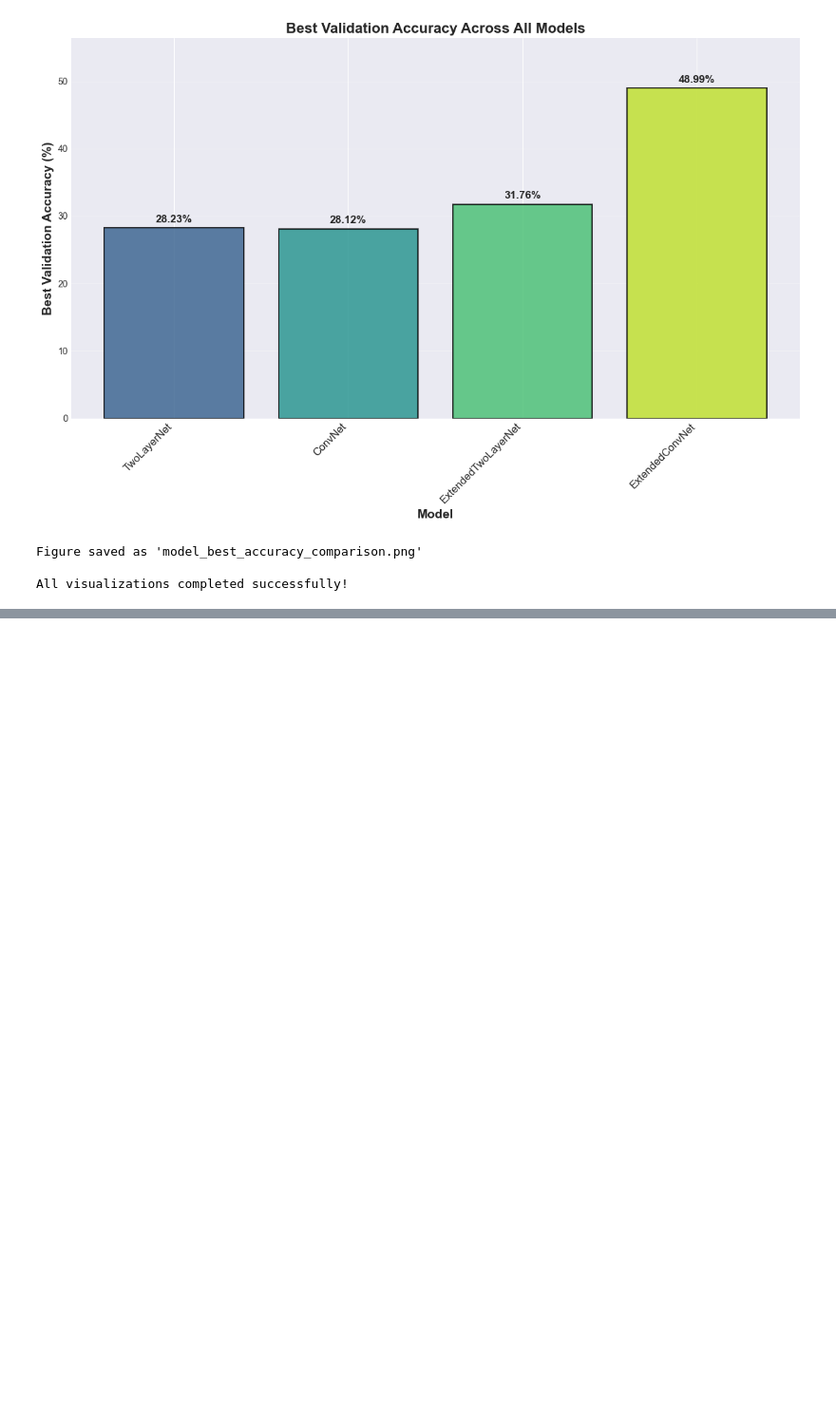
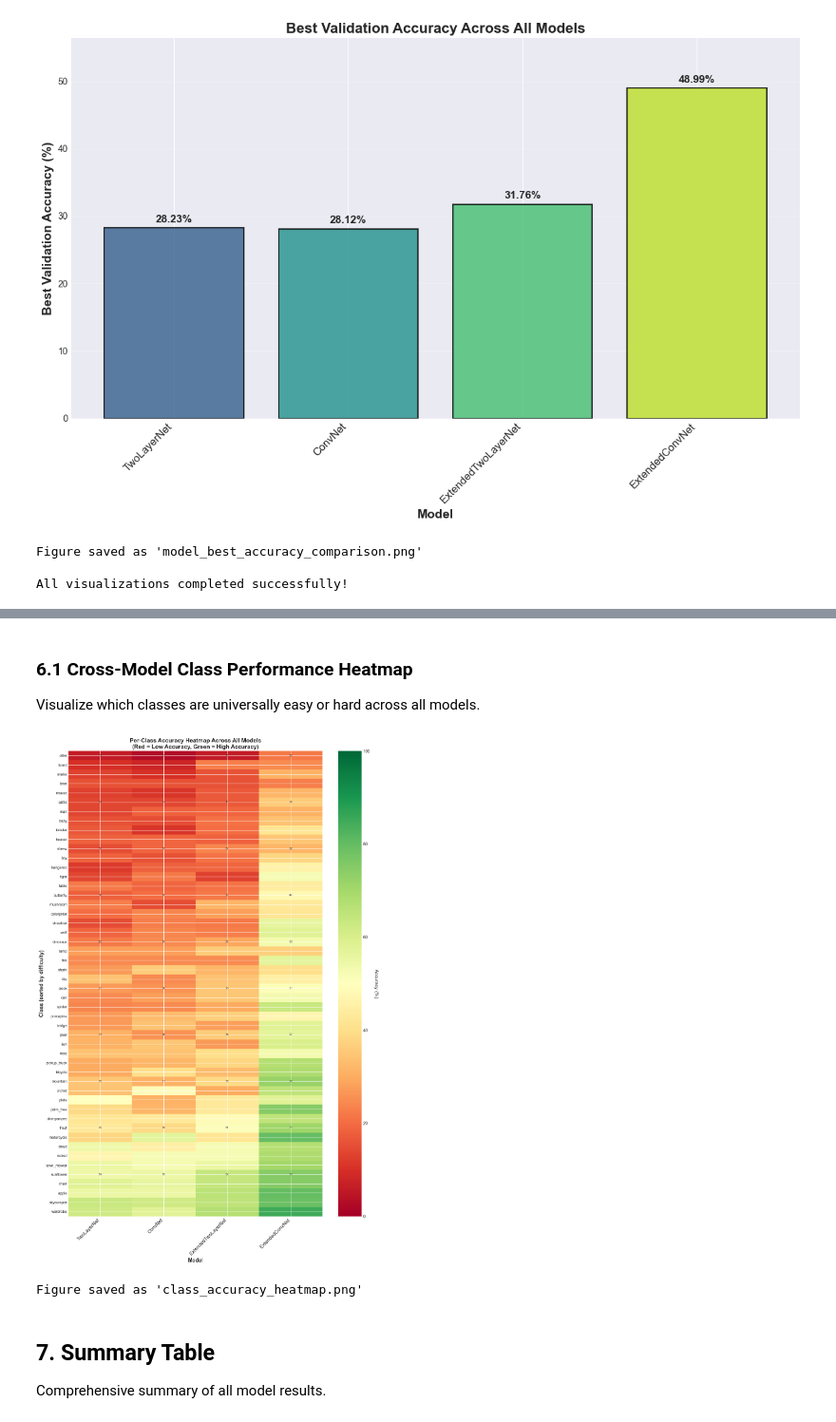
Before and after one commit to maybenzion97/cv1-final-lab-part-2, a Jupyter notebook: model_visualization.ipynb, the cells around one changed output, grey strips where cells are left out. Shown at 95% size. Drawn from its saved outputs; the diff is of its cells as text; code cells hidden in the pictures; blank space fills up the shorter version.

```diff
--- a/model_visualization.ipynb
+++ b/model_visualization.ipynb
@@ -365,0 +677,65 @@ Libraries imported successfully
+# %% [markdown]
+### 6.1 Cross-Model Class Performance Heatmap
+
+Visualize which classes are universally easy or hard across all models.
+# %%
+# Create heatmap of per-class accuracy across all models
+# Prepare data
+class_acc_matrix = np.zeros((len(class_names), len(model_results)))
+model_names_list = list(model_results.keys())
+
+for i, model_name in enumerate(model_names_list):
+    class_acc_matrix[:, i] = model_results[model_name]['class_accuracy']
+
+# Calculate average accuracy per class
+avg_class_acc = class_acc_matrix.mean(axis=1)
+
+# Sort classes by average accuracy (to group similar difficulty classes)
+sorted_class_indices = np.argsort(avg_class_acc)
+
+# Select a subset of classes for better visualization (e.g., every 2nd class)
+# Or show all if the figure is large enough
+step = 2 if len(class_names) > 50 else 1
+display_indices = sorted_class_indices[::step]
+
+# Create the heatmap
+fig, ax = plt.subplots(figsize=(12, 18))
+
+heatmap_data = class_acc_matrix[display_indices, :]
+display_class_names = [class_names[i][:20] for i in display_indices]
+
+im = ax.imshow(heatmap_data, cmap='RdYlGn', aspect='auto', vmin=0, vmax=100)
+
+# Set ticks and labels
+ax.set_xticks(np.arange(len(model_names_list)))
+ax.set_yticks(np.arange(len(display_indices)))
+ax.set_xticklabels(model_names_list, rotation=45, ha='right', fontsize=12)
+ax.set_yticklabels(display_class_names, fontsize=9)
+
+ax.set_xlabel('Model', fontsize=13, fontweight='bold')
+ax.set_ylabel('Class (sorted by difficulty)', fontsize=13, fontweight='bold')
+ax.set_title('Per-Class Accuracy Heatmap Across All Models\n(Red = Low Accuracy, Green = High Accuracy)',
+             fontsize=14, fontweight='bold')
+
+# Add colorbar
+cbar = plt.colorbar(im, ax=ax)
+cbar.set_label('Accuracy (%)', rotation=270, labelpad=20, fontsize=12)
+
+# Add text annotations for selected cells
+for i in range(0, len(display_indices), 5):  # Annotate every 5th row to avoid clutter
+    for j in range(len(model_names_list)):
+        text = ax.text(j, i, f'{heatmap_data[i, j]:.0f}',
+                      ha="center", va="center", color="black", fontsize=7, alpha=0.7)
+
+plt.tight_layout()
+plt.savefig('class_accuracy_heatmap.png', dpi=300, bbox_inches='tight')
+plt.show()
+
+print("Figure saved as 'class_accuracy_heatmap.png'")
+# %% [output]
+[figure, added]
+Figure saved as 'class_accuracy_heatmap.png'
+# %% [markdown]
+## 7. Summary Table
+
+Comprehensive summary of all model results.
```
Also changed, not shown: parts of 19 cells of this notebook, 12 other files.
